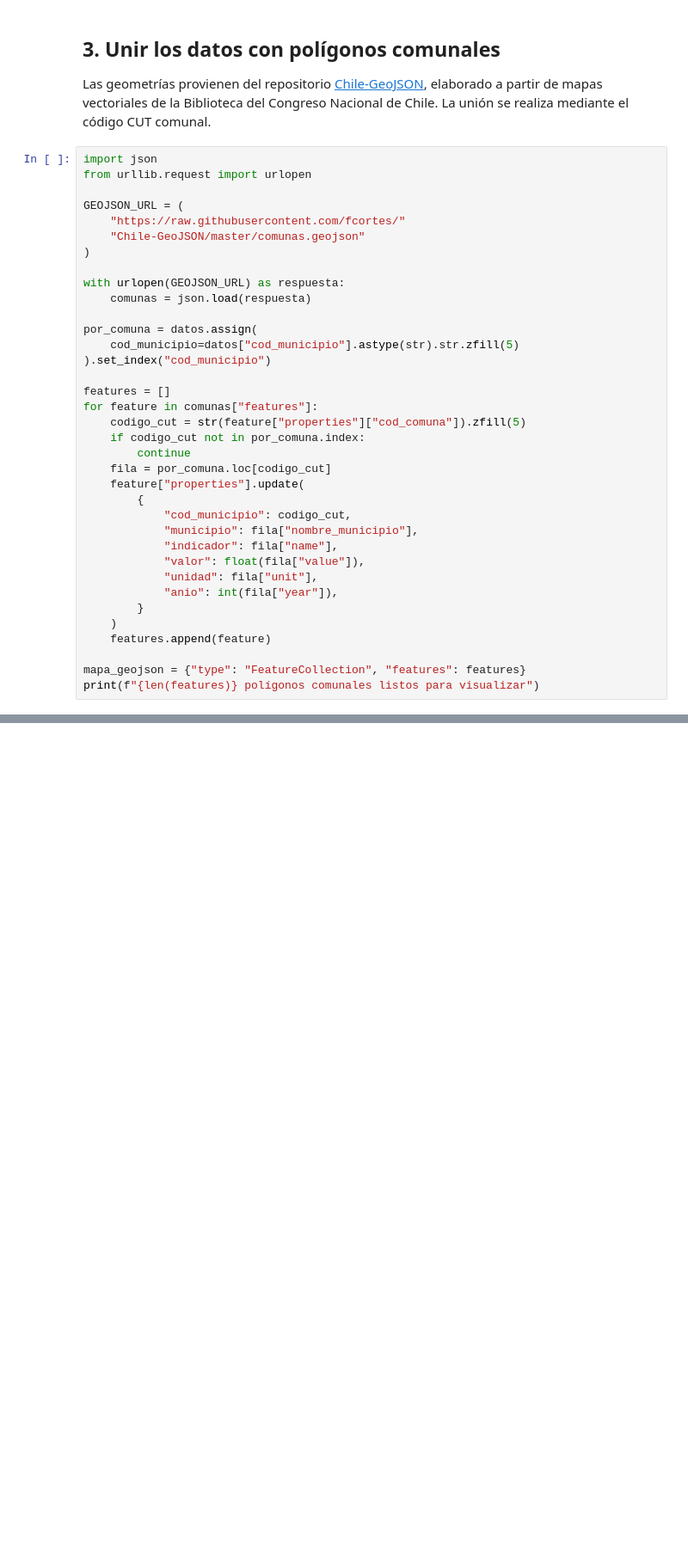
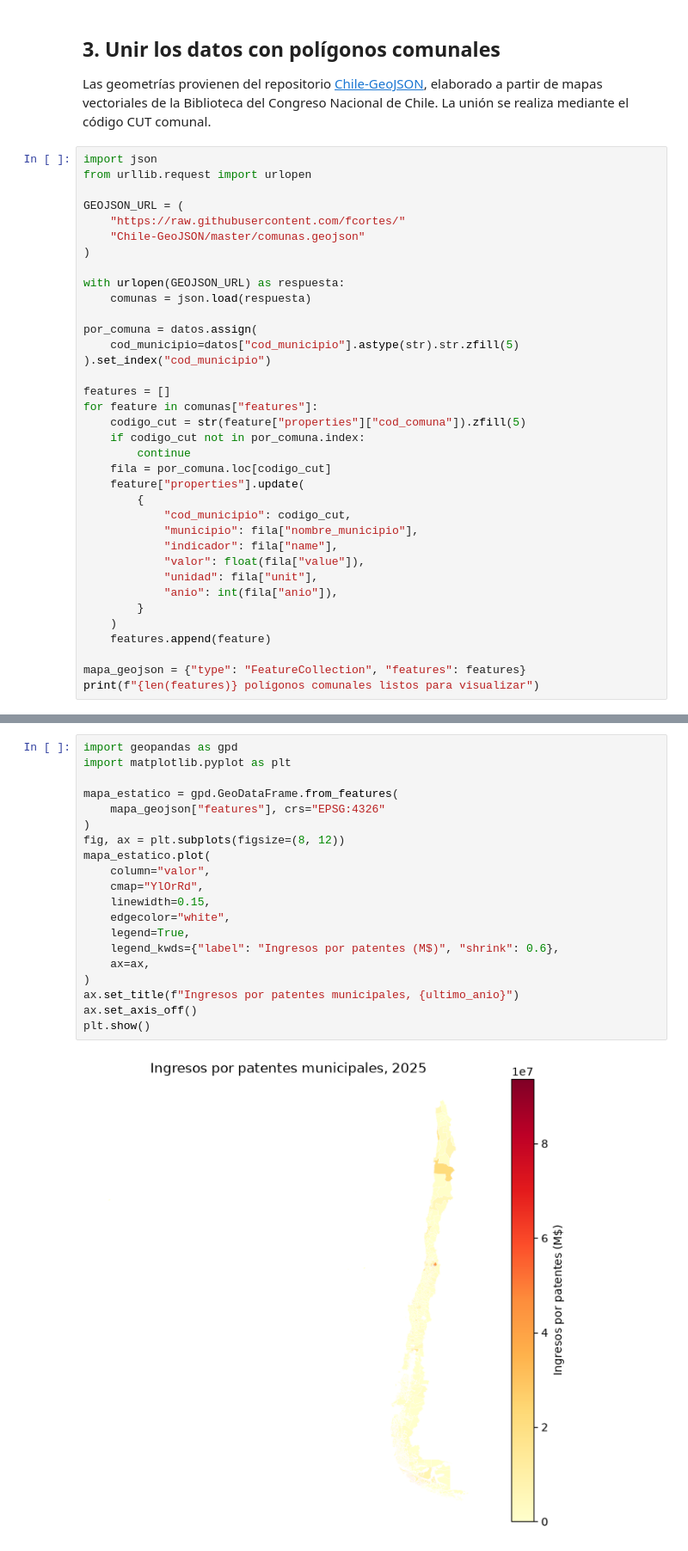
Before and after one commit to MaykolMedrano/mcp_sinim, a Jupyter notebook: examples/basic_usage.ipynb, the cells around one changed output, grey strips where cells are left out. Shown at 86% size. Cells and saved outputs as stored; diff of their text form; blank space fills up the shorter version.

```diff
--- a/examples/basic_usage.ipynb
+++ b/examples/basic_usage.ipynb
@@ -56,7 +73,7 @@ for feature in comunas["features"]:
             "indicador": fila["name"],
             "valor": float(fila["value"]),
             "unidad": fila["unit"],
-            "anio": int(fila["year"]),
+            "anio": int(fila["anio"]),
         }
     )
     features.append(feature)
@@ -69,0 +89,22 @@ En el panel lateral de Kepler.gl puedes colorear los polígonos usando `valor`,
+# %%
+import geopandas as gpd
+import matplotlib.pyplot as plt
+
+mapa_estatico = gpd.GeoDataFrame.from_features(
+    mapa_geojson["features"], crs="EPSG:4326"
+)
+fig, ax = plt.subplots(figsize=(8, 12))
+mapa_estatico.plot(
+    column="valor",
+    cmap="YlOrRd",
+    linewidth=0.15,
+    edgecolor="white",
+    legend=True,
+    legend_kwds={"label": "Ingresos por patentes (M$)", "shrink": 0.6},
+    ax=ax,
+)
+ax.set_title(f"Ingresos por patentes municipales, {ultimo_anio}")
+ax.set_axis_off()
+plt.show()
+# %% [output]
+[figure, added]
```
Also changed, not shown: parts of 9 cells of this notebook, 1 other file.
